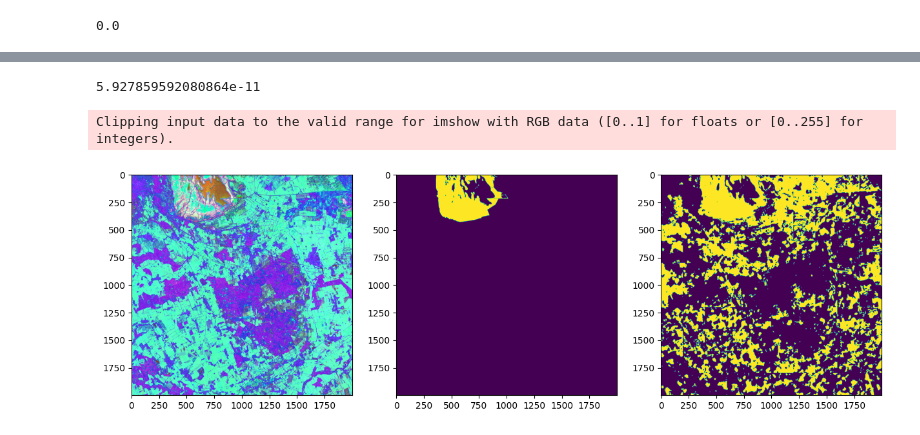
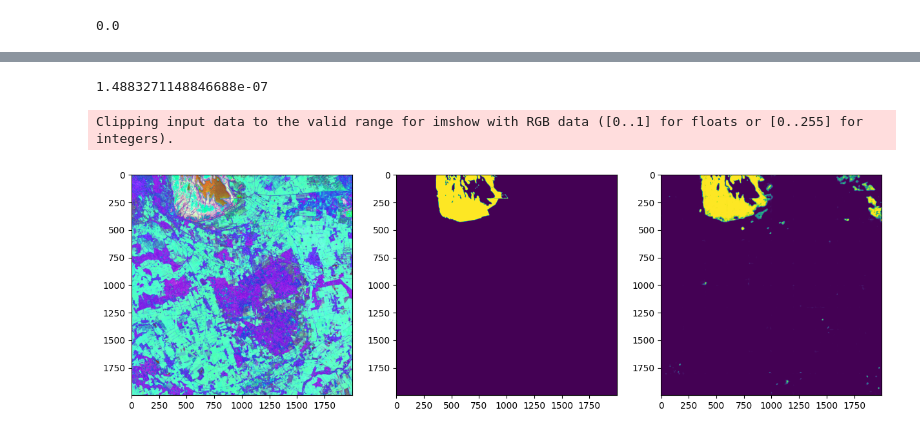
Before and after one commit to c-scale-community/use-case-wetland-water-stress, a Jupyter notebook: notebooks/0_experiment_unet.ipynb, the cells around one changed output, grey strips where cells are left out. Cells and saved outputs as stored; diff of their text form; code cells hidden in the pictures.

```diff
--- a/notebooks/0_experiment_unet.ipynb
+++ b/notebooks/0_experiment_unet.ipynb
@@ -61,8 +40,8 @@ def normalize(x, min_val, max_val):
 def preprocess_rgb_comp(x):
     o = x.copy()
     o[0, ...] = normalize(x[0], -np.pi, np.pi)
-    o[1, ...] = 10.0 ** (x[1] / 10.0)
-    o[2, ...] = x[2]#, -25, -8), -25, -8)
+    o[1, ...] = normalize(np.clip((10 ** (x[1] / 10.0)), 1, 1.5), 1.0, 1.5)
+    o[2, ...] = normalize(np.clip(x[2], -25, -8), -25, -8)
     return o
 
 train_ds[PARAMS_KEY] = train_ds[PARAMS_KEY].map_blocks(preprocess_rgb_comp, template=train_ds[PARAMS_KEY])
@@ -110,10 +70,11 @@ unet = UNet(3, [64, 128, 256], 1).to(device=th.device('cuda'))
 # %%
+unet = UNet(3, [64, 128, 256], 1).to(device=th.device('cuda'))
 validator = ValidatorOfDataset(valid_ds)
 image_producer = ImageProducerFromDataArray(valid_ds[PARAMS_KEY])
 
 fit_time = datetime.now().strftime('%Y-%m-%d_%H-%M-%S')
 train_writer = SummaryWriter(f"/tmp/simple-unet-runs/{fit_time}/train")
 valid_writer = SummaryWriter(f"/tmp/simple-unet-runs/{fit_time}/valid")
-estimator = WetlandClassifier(unet, 16, log_cfg=LogConfig(train_writer, ValidationLogging(100, valid_writer, validator), ImageLogging(300, valid_writer, image_producer)))
+log_cfg = make_validation_log_cfg(valid_ds, train_writer, valid_writer, 100, 1000)
+
+estimator = WetlandClassifier(unet, batch_size=16, log_cfg=log_cfg)
-# %%
-estimator.fit(array_stream)
@@ -137,0 +81,3 @@ WetlandClassifier(batch_size=16,
+# %%
+sampling_cfg = SamplingConfig(patch_size=16, n_samples=10000, never_nans=True)
+train(estimator, train_ds, sampling_cfg)
@@ -139,13 +103,13 @@ WetlandClassifier(batch_size=16,
 estimate = apply(estimator).to(valid_ds['params'])
 estimate.min().values.item()
 # %% [output]
-5.927859592080864e-11
+1.4883271148846688e-07
 # %%
 _, axes = plt.subplots(ncols=3, figsize=(15, 5))
 axes[0].imshow(valid_ds[PARAMS_KEY].values.transpose((1, 2, 0)))
 axes[1].imshow(valid_ds[GROUND_TRUTH_KEY])
-axes[2].imshow(estimate[0] > 0.6)
+axes[2].imshow(estimate[0])
 plt.draw()
 # %% [output]
 Clipping input data to the valid range for imshow with RGB data ([0..1] for floats or [0..255] for integers).
-[figure, old version]
+[figure, new version]
```
Also changed, not shown: parts of 15 cells of this notebook, 6 other files.
